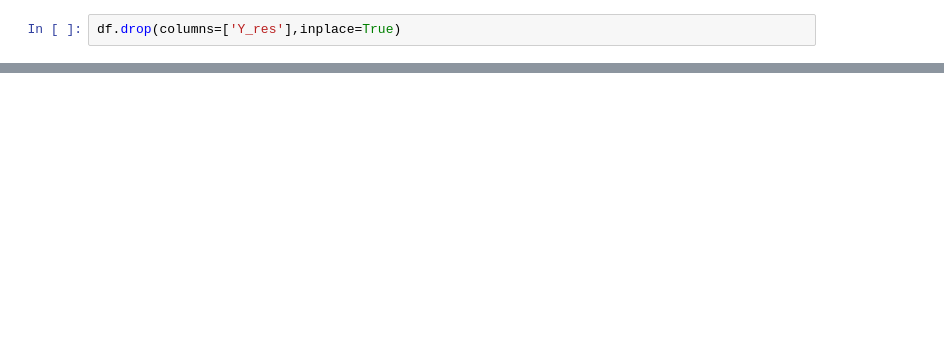
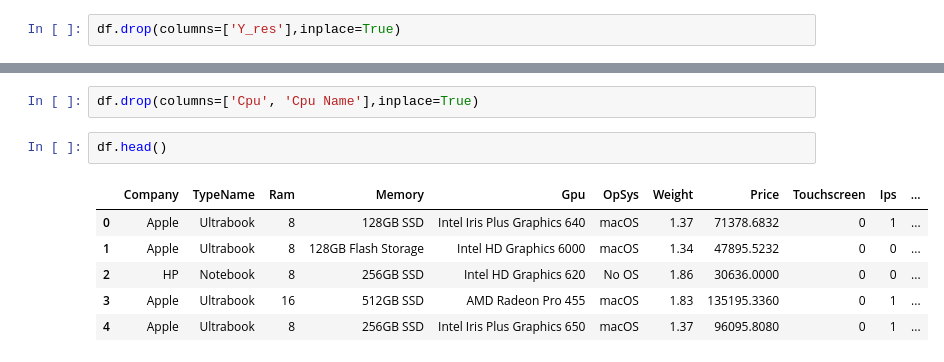
Before and after one commit to AdityaDRathore/Laptop-Price-Predictor-ML-Model, a Jupyter notebook: Laptop-Price-Predictor.ipynb, the cells around one changed output, grey strips where cells are left out. Drawn from its saved outputs; the diff is of its cells as text; blank space fills up the shorter version.

```diff
--- a/Laptop-Price-Predictor.ipynb
+++ b/Laptop-Price-Predictor.ipynb
@@ -302,0 +361,11 @@ df.head()
+# %%
+df.drop(columns=['Cpu', 'Cpu Name'],inplace=True)
+# %%
+df.head()
+# %% [output]
+|  | Company | TypeName | Ram | Memory | Gpu | OpSys | Weight | Price | Touchscreen | Ips | ... |
+| 0 | Apple | Ultrabook | 8 | 128GB SSD | Intel Iris Plus Graphics 640 | macOS | 1.37 | 71378.6832 | 0 | 1 | ... |
+| 1 | Apple | Ultrabook | 8 | 128GB Flash Storage | Intel HD Graphics 6000 | macOS | 1.34 | 47895.5232 | 0 | 0 | ... |
+| 2 | HP | Notebook | 8 | 256GB SSD | Intel HD Graphics 620 | No OS | 1.86 | 30636.0000 | 0 | 0 | ... |
+| 3 | Apple | Ultrabook | 16 | 512GB SSD | AMD Radeon Pro 455 | macOS | 1.83 | 135195.3360 | 0 | 1 | ... |
+| 4 | Apple | Ultrabook | 8 | 256GB SSD | Intel Iris Plus Graphics 650 | macOS | 1.37 | 96095.8080 | 0 | 1 | ... |
```
Also changed, not shown: parts of 8 cells of this notebook.
